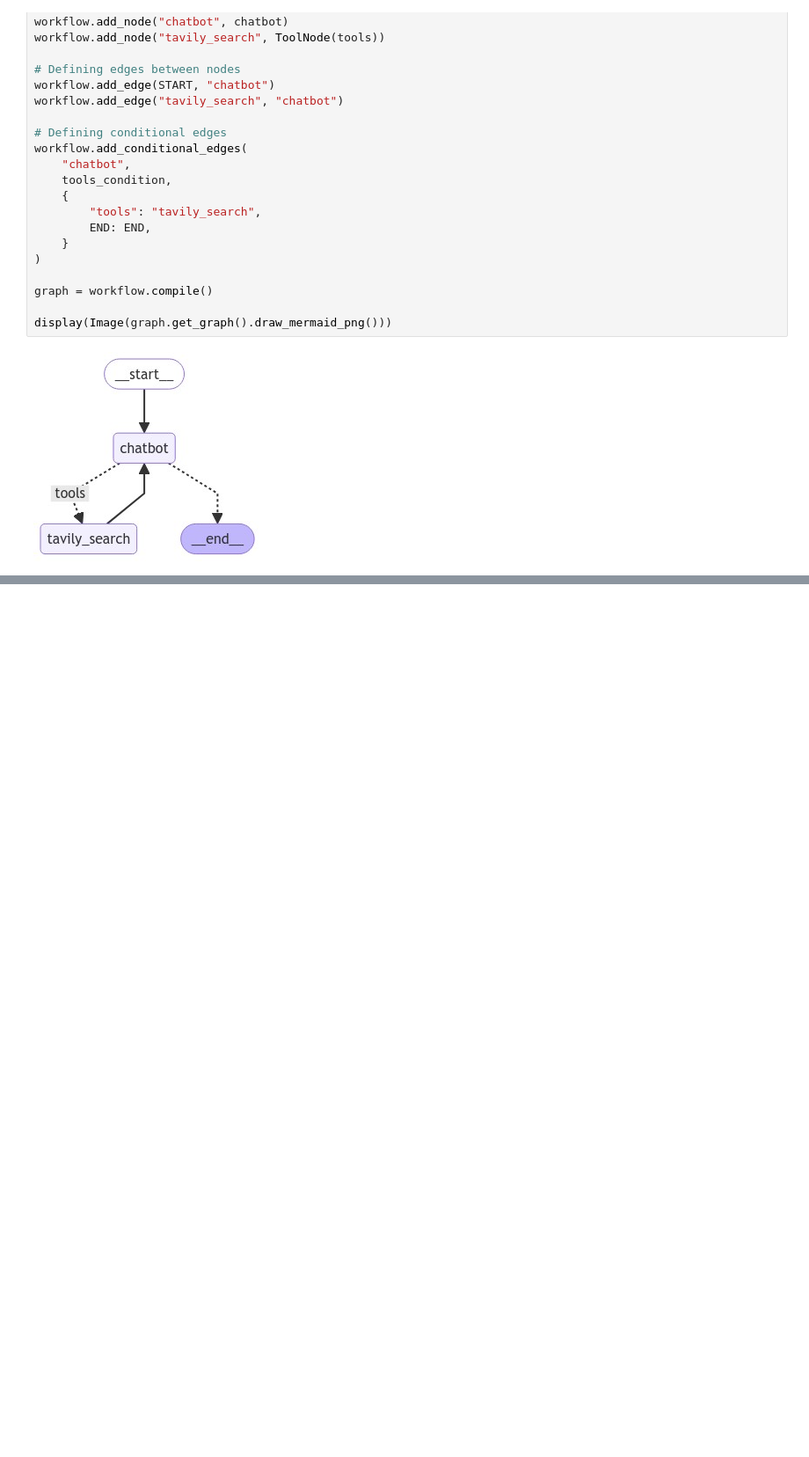
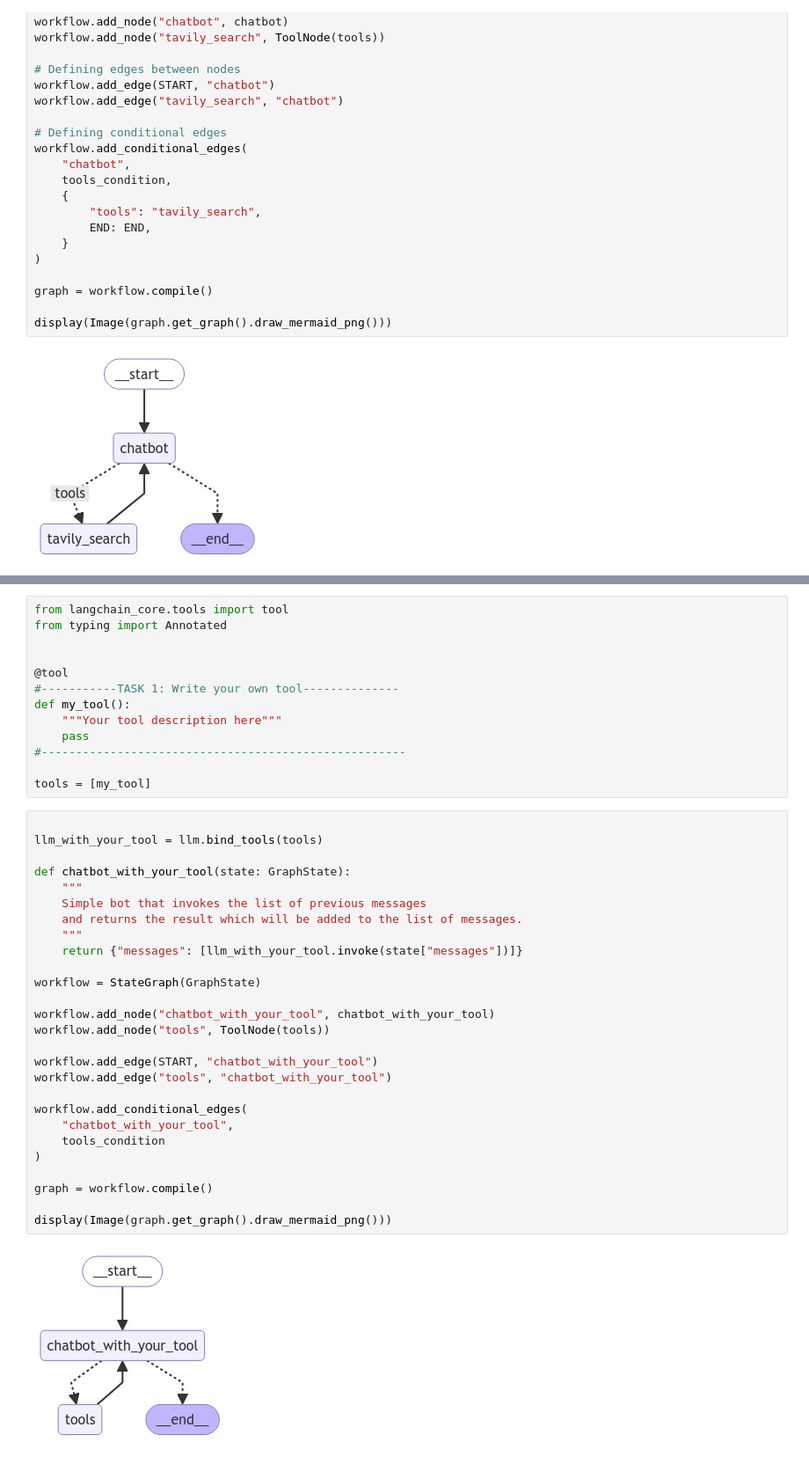
Before and after one commit to ASTAR-INDUSTRIES/cogito-agent-workshop, a Jupyter notebook: LangGraph_Workbook.ipynb, the cells around one changed output, grey strips where cells are left out. Shown: that part at 88% size. Drawn from its saved outputs; the diff is of its cells as text; blank space fills up the shorter version.

```diff
--- a/LangGraph_Workbook.ipynb
+++ b/LangGraph_Workbook.ipynb
@@ -164,0 +190,42 @@ Goodbye!
+# %%
+from langchain_core.tools import tool
+from typing import Annotated
+
+
+@tool
+#-----------TASK 1: Write your own tool--------------
+def my_tool():
+    """Your tool description here"""
+    pass
+#-----------------------------------------------------
+
+tools = [my_tool]
+# %%
+
+llm_with_your_tool = llm.bind_tools(tools)
+
+def chatbot_with_your_tool(state: GraphState):
+    """
+    Simple bot that invokes the list of previous messages
+    and returns the result which will be added to the list of messages.
+    """
+    return {"messages": [llm_with_your_tool.invoke(state["messages"])]}
+
+workflow = StateGraph(GraphState)
+
+workflow.add_node("chatbot_with_your_tool", chatbot_with_your_tool)
+workflow.add_node("tools", ToolNode(tools))
+
+workflow.add_edge(START, "chatbot_with_your_tool")
+workflow.add_edge("tools", "chatbot_with_your_tool")
+
+workflow.add_conditional_edges(
+    "chatbot_with_your_tool",
+    tools_condition
+)
+
+graph = workflow.compile()
+
+display(Image(graph.get_graph().draw_mermaid_png()))
+# %% [output]
+[figure, added]
```
Also changed, not shown: parts of 23 cells of this notebook, 11 other files.
